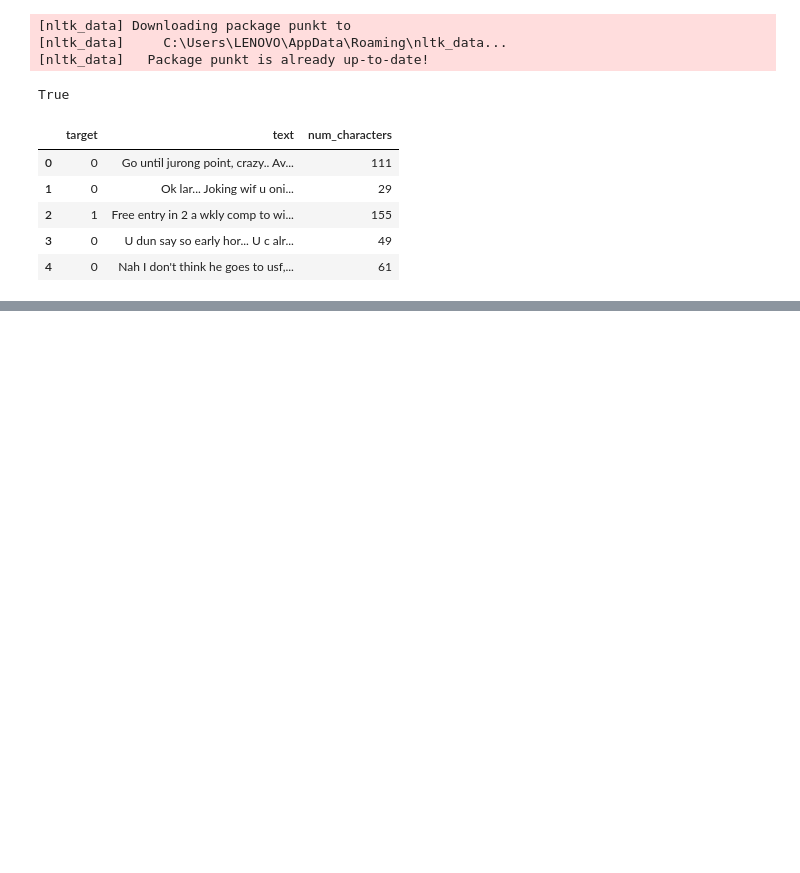
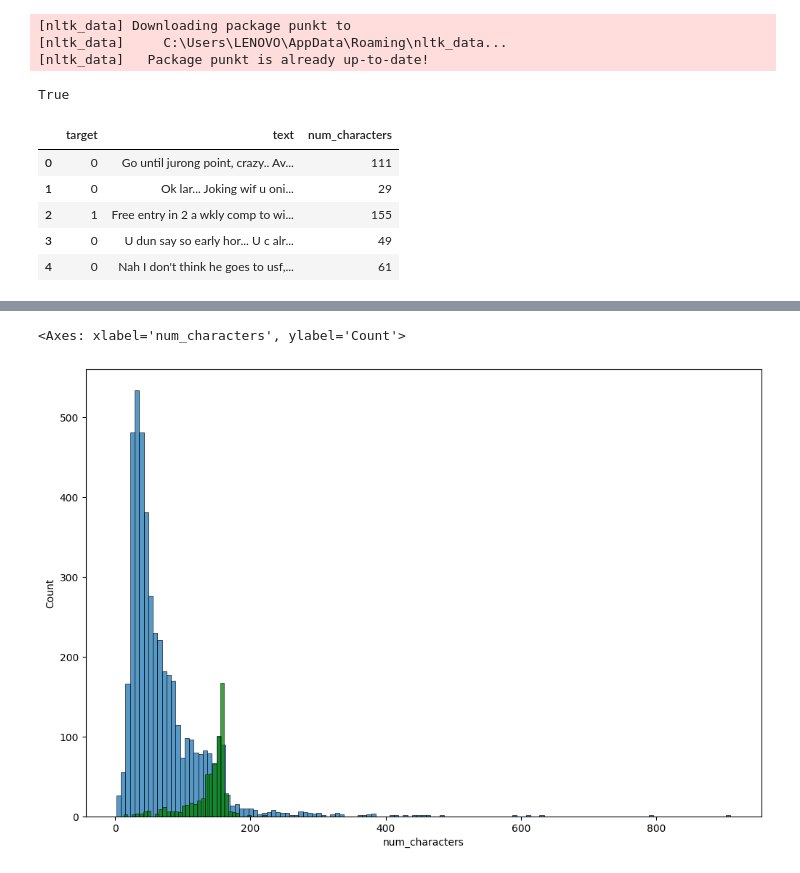
Before and after one commit to Sanskar97x/Price-Prediction-Of-Car, a Jupyter notebook: S.pam.ipynb, the cells around one changed output, grey strips where cells are left out. Drawn from its saved outputs; the diff is of its cells as text; code cells hidden in the pictures; blank space fills up the shorter version.

Commit message:
Text Preprocessing Integrated

```diff
--- a/S.pam.ipynb
+++ b/S.pam.ipynb
@@ -132,5 +132,4 @@ df.head()
 | 3 | 0 | U dun say so early hor... U c alr... | 49 |
 | 4 | 0 | Nah I don't think he goes to usf,... | 61 |
 # %%
-# num of words
-df['text'].apply(lambda x:nltk.word_tokenize(x))
+df['num_words']=df['text'].apply(lambda x:len(nltk.word_tokenize(x)))
@@ -151,0 +178,7 @@ df['num_sentences'] = df['text'].apply(lambda x:len(nltk.sent_tokenize(x)))
+# %%
+plt.figure(figsize=(12,8))
+sns.histplot(df[df['target'] == 0]['num_characters'])
+sns.histplot(df[df['target'] == 1]['num_characters'],color='green')
+# %% [output]
+<Axes: xlabel='num_characters', ylabel='Count'>
+[figure, added]
```
Also changed, not shown: parts of 17 cells of this notebook.
